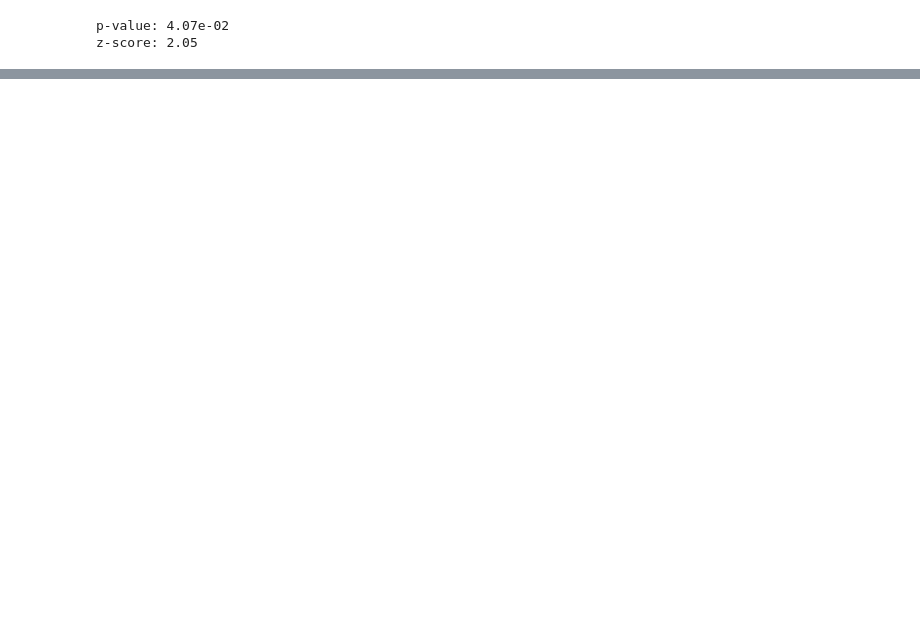
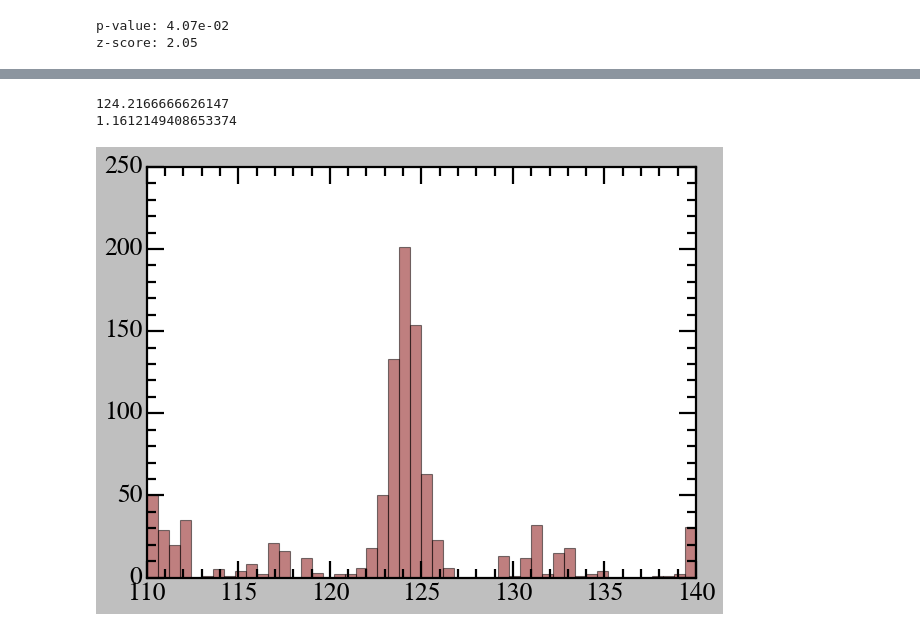
Before and after one commit to vinh-qtran/mit-jlab-sp25, a Jupyter notebook: higgs/analysis/analysis.ipynb, the cells around one changed output, grey strips where cells are left out. Drawn from its saved outputs; the diff is of its cells as text; code cells hidden in the pictures; blank space fills up the shorter version.

```diff
--- a/higgs/analysis/analysis.ipynb
+++ b/higgs/analysis/analysis.ipynb
@@ -590,0 +714,17 @@ plt.show()
+# %%
+# mHs = np.array(higgs_boot.mHs)
+with open('bootstrap_results.pkl', 'rb') as f:
+    mHs = np.array(pickle.load(f))
+
+plt.hist(mHs, bins=50, density=False, alpha=0.5, color='maroon', label='Bootstrap mH')
+
+gaussian_fitter = fitting.BayesianGaussian(mHs[np.logical_and(mHs>120,mHs<130)])
+print(gaussian_fitter.mu)
+print(gaussian_fitter.sigma)
+
+plt.tight_layout()
+plt.show()
+# %% [output]
+124.2166666626147
+1.1612149408653374
+[figure, added]
```
Also changed, not shown: parts of 16 cells of this notebook, 23 other files.
